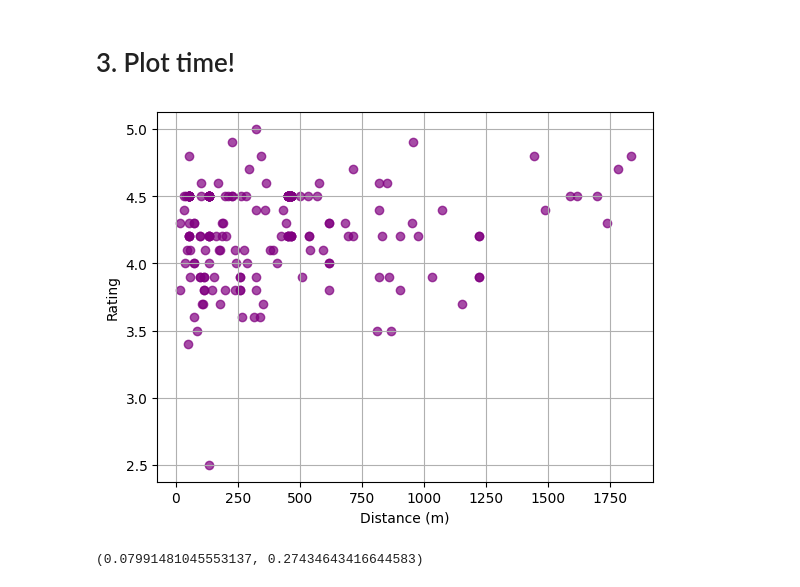
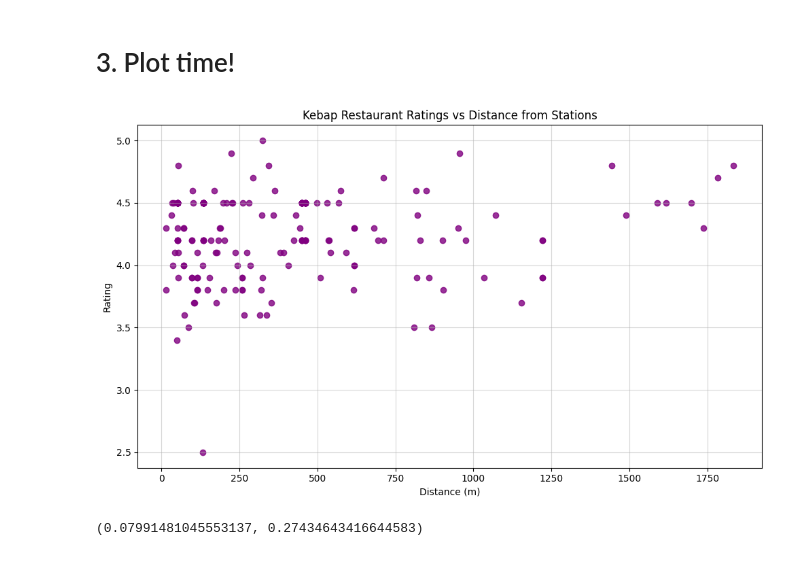
Before and after one commit to scet2/Kebap_Analysis, a Jupyter notebook: main_analysis.ipynb, the cells around one changed output. Drawn from its saved outputs; the diff is of its cells as text; code cells hidden in the pictures.

Commit message:
updated main analysis, mainly plot details

```diff
--- a/main_analysis.ipynb
+++ b/main_analysis.ipynb
@@ -273,14 +270,16 @@ df.head()
 # 3. Plot time!
 # %%
 #scatter plot
-plt.scatter(df['distance'], df['rating'], color = 'purple', alpha =  0.7)
-
+plt.figure(figsize=(10, 6))
+plt.scatter(df['distance'], df['rating'], color='purple', alpha= 0.8)
 plt.xlabel('Distance (m)')
 plt.ylabel('Rating')
-plt.grid()
+plt.title('Kebap Restaurant Ratings vs Distance from Stations')
+plt.grid(alpha=0.5)
+plt.tight_layout()
 plt.show()
 # %% [output]
-[figure, old version]
+[figure, new version]
 # %%
 cor_s, p_val_s = stats.spearmanr(df['rating'], df['distance'])
 cor_s, p_val_s
```
Also changed, not shown: parts of 3 cells of this notebook.
